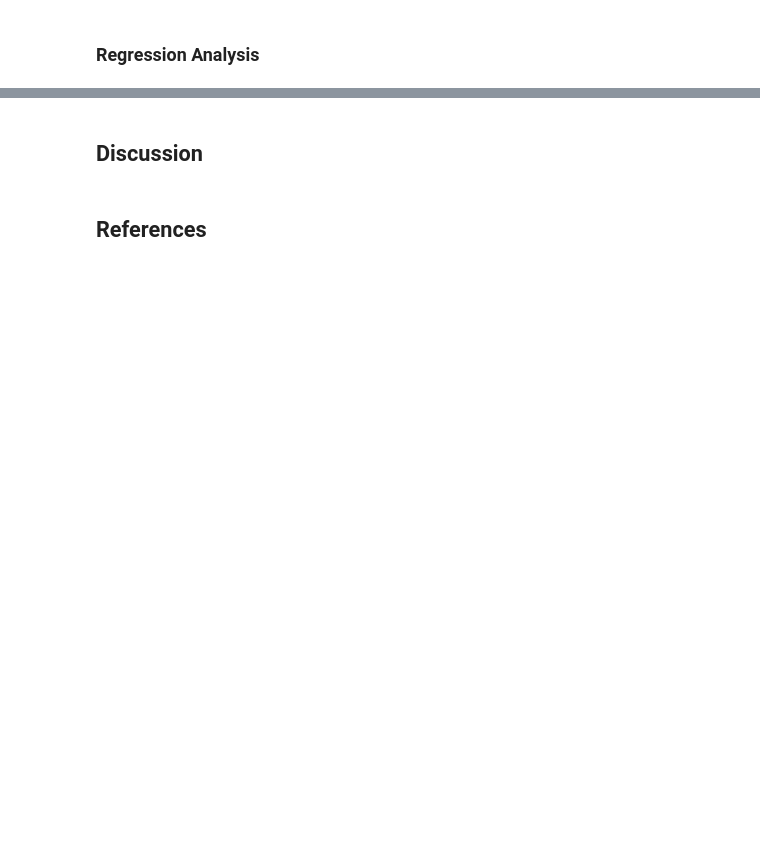
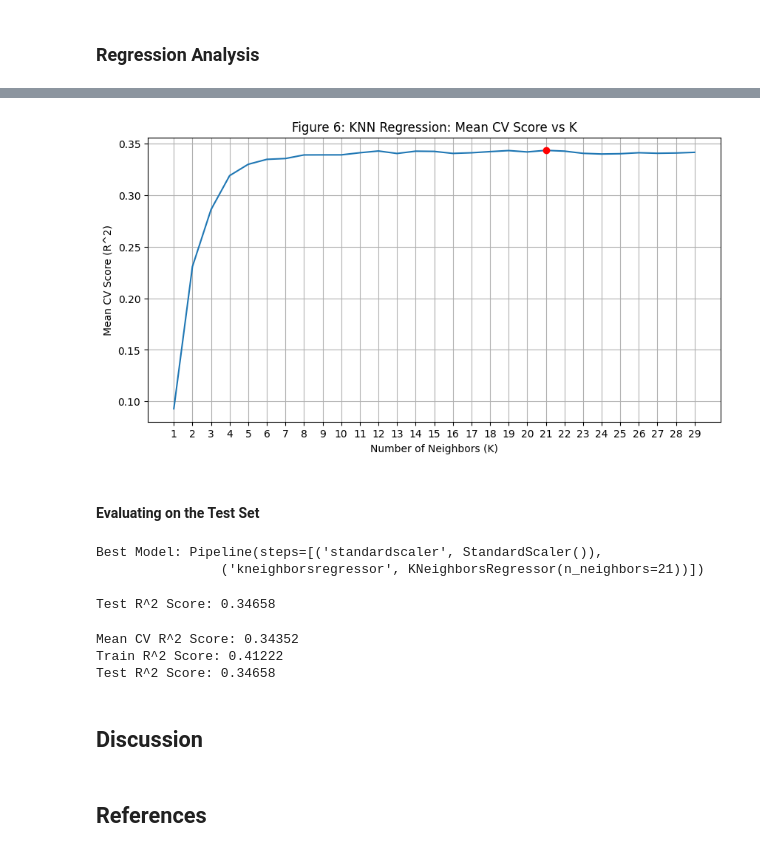
Before and after one commit to UBC-DSCI-310-2025W2/dsci-310-group-03, a Jupyter notebook: notebooks/wine_quality_prediction.ipynb, the cells around one changed output, grey strips where cells are left out. Saved outputs shown, nothing was run; the diff lists cells and outputs as text; code cells hidden in the pictures; blank space fills up the shorter version.

Commit message:
finished K neighbours regression analysis

```diff
--- a/notebooks/wine_quality_prediction.ipynb
+++ b/notebooks/wine_quality_prediction.ipynb
@@ -192,0 +275,20 @@ plt.show()
+# %%
+from sklearn.model_selection import GridSearchCV
+
+k_values = range(1,30) # try K=1 to 29
+
+param_grid = {'kneighborsregressor__n_neighbors': list(k_values)}
+
+grid = GridSearchCV(pipe, param_grid, n_jobs=-1, return_train_score=True)
+grid.fit(X_train, y_train)
+
+best_k = grid.best_params_['kneighborsregressor__n_neighbors']
+best_cv_score = grid.best_score_
+best_model = grid.best_estimator_
+best_train_score = best_model.score(X_train, y_train)
+
+print(f"Best Model: {best_model}")
+print()
+print(f"Best K: {best_k}")
+print(f"Best CV Score: {best_cv_score:.5g}")
+print(f"Best Train Score: {best_train_score:.5g}")
@@ -192,0 +302,8 @@ plt.show()
+# %%
+results = pd.DataFrame(grid.cv_results_)
+results = pd.DataFrame(grid.cv_results_)[
+    ['params', 'mean_test_score', 'std_test_score', 'mean_train_score', 'std_train_score']
+]
+
+print("Figure 5: Results of Grid Search Cross Validation")
+results
@@ -193,3 +329,38 @@ plt.show()
+# %%
+plt.figure(figsize=(10,5))
+plt.plot(k_values, results['mean_test_score'])
+plt.scatter(best_k, best_cv_score, color='red', zorder=5)
+plt.xlabel('Number of Neighbors (K)')
+plt.ylabel('Mean CV Score (R^2)')
+plt.title('Figure 6: KNN Regression: Mean CV Score vs K')
+plt.xticks(k_values)
+plt.grid(True)
+plt.show()
+# %% [output]
+[figure, added]
+# %% [markdown]
+#### Evaluating on the Test Set
+# %%
+print(f"Best Model: {best_model}")
+# %% [output]
+Best Model: Pipeline(steps=[('standardscaler', StandardScaler()),
+                ('kneighborsregressor', KNeighborsRegressor(n_neighbors=21))])
+# %%
+best_model.fit(X_train, y_train)
+
+test_score = best_model.score(X_test, y_test)
+
+print(f"Test R^2 Score: {test_score:.5f}")
+# %% [output]
+Test R^2 Score: 0.34658
+# %%
+print(f"Mean CV R^2 Score: {best_cv_score:.5f}")
+print(f"Train R^2 Score: {best_train_score:.5f}")
+print(f"Test R^2 Score: {test_score:.5f}")
+# %% [output]
+Mean CV R^2 Score: 0.34352
+Train R^2 Score: 0.41222
+Test R^2 Score: 0.34658
 # %% [markdown]
 ## Discussion
 
```
Also changed, not shown: parts of 17 cells of this notebook.
